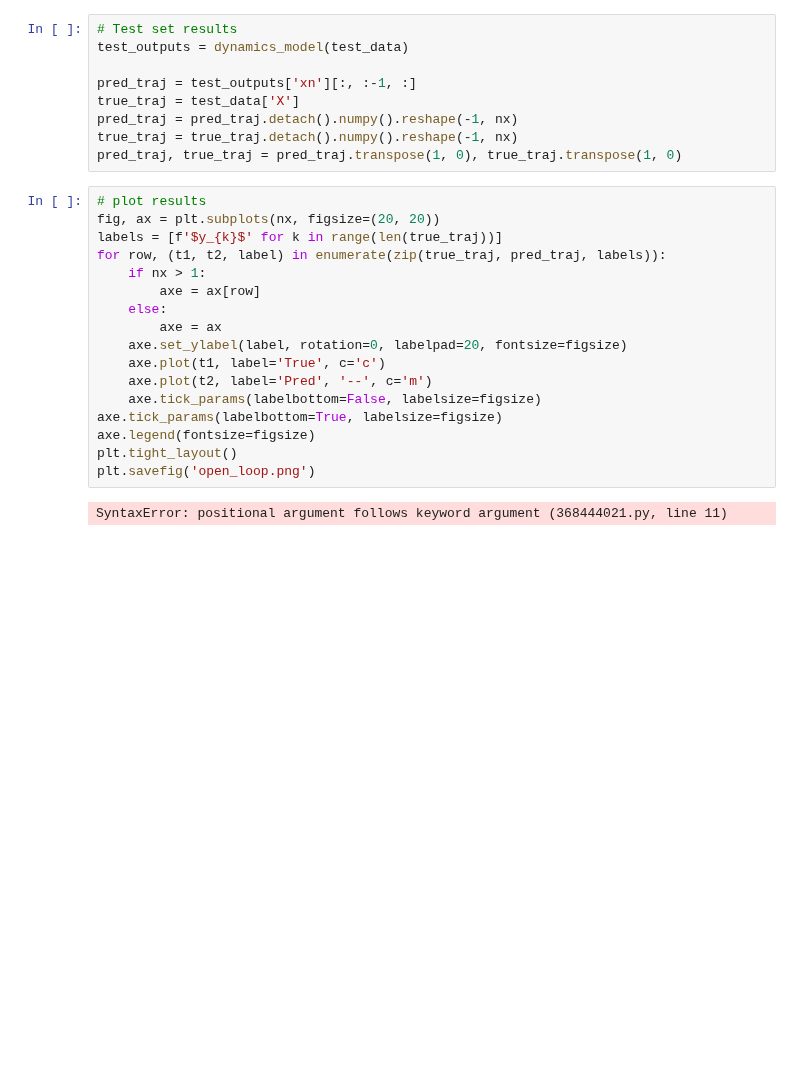
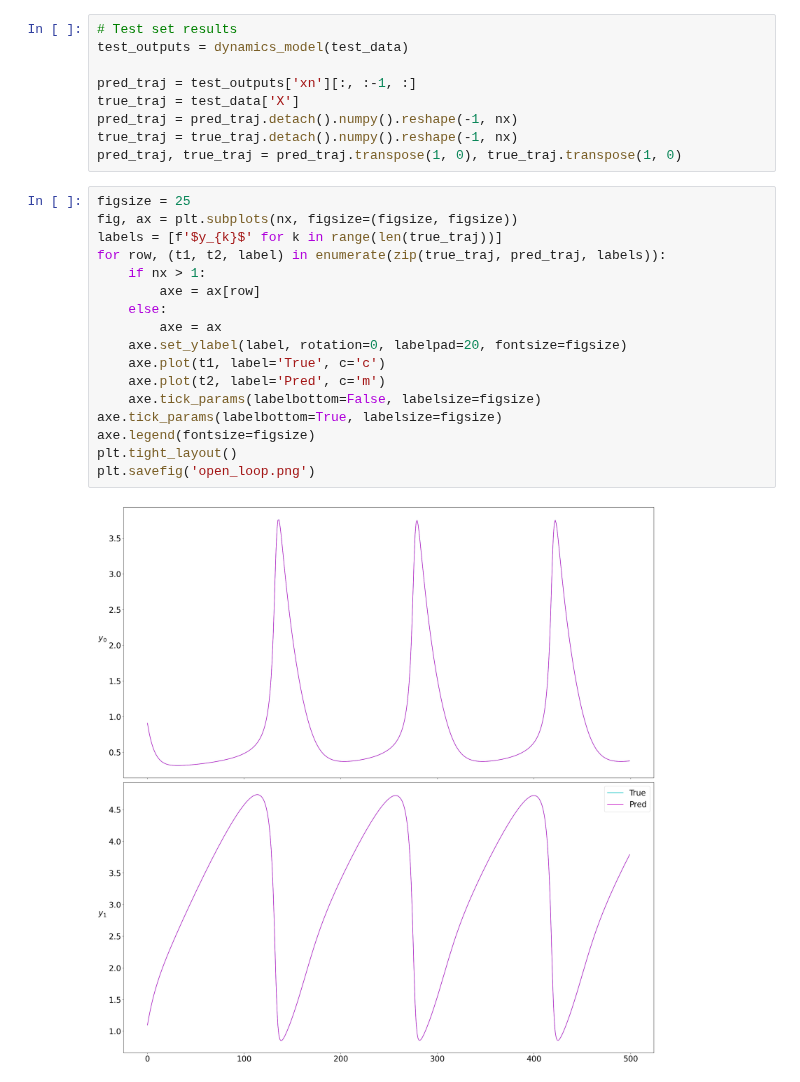
Before and after one commit to pnnl/neuromancer, a Jupyter notebook: examples/system_identification/brusselator_parameter.ipynb, the cells around one changed output. Drawn from its saved outputs; the diff is of its cells as text; blank space fills up the shorter version.

```diff
--- a/examples/system_identification/brusselator_parameter.ipynb
+++ b/examples/system_identification/brusselator_parameter.ipynb
@@ -182,21 +182,21 @@ pred_traj = pred_traj.detach().numpy().reshape(-1, nx)
 true_traj = true_traj.detach().numpy().reshape(-1, nx)
 pred_traj, true_traj = pred_traj.transpose(1, 0), true_traj.transpose(1, 0)
 # %%
-# plot results
-fig, ax = plt.subplots(nx, figsize=(20, 20))
+figsize = 25
+fig, ax = plt.subplots(nx, figsize=(figsize, figsize))
 labels = [f'$y_{k}$' for k in range(len(true_traj))]
 for row, (t1, t2, label) in enumerate(zip(true_traj, pred_traj, labels)):
     if nx > 1:
         axe = ax[row]
     else:
         axe = ax
     axe.set_ylabel(label, rotation=0, labelpad=20, fontsize=figsize)
     axe.plot(t1, label='True', c='c')
-    axe.plot(t2, label='Pred', '--', c='m')
+    axe.plot(t2, label='Pred', c='m')
     axe.tick_params(labelbottom=False, labelsize=figsize)
 axe.tick_params(labelbottom=True, labelsize=figsize)
 axe.legend(fontsize=figsize)
 plt.tight_layout()
 plt.savefig('open_loop.png')
 # %% [output]
-SyntaxError: positional argument follows keyword argument (368444021.py, line 11)
+[figure, added]
```
Also changed, not shown: 3 other files.
